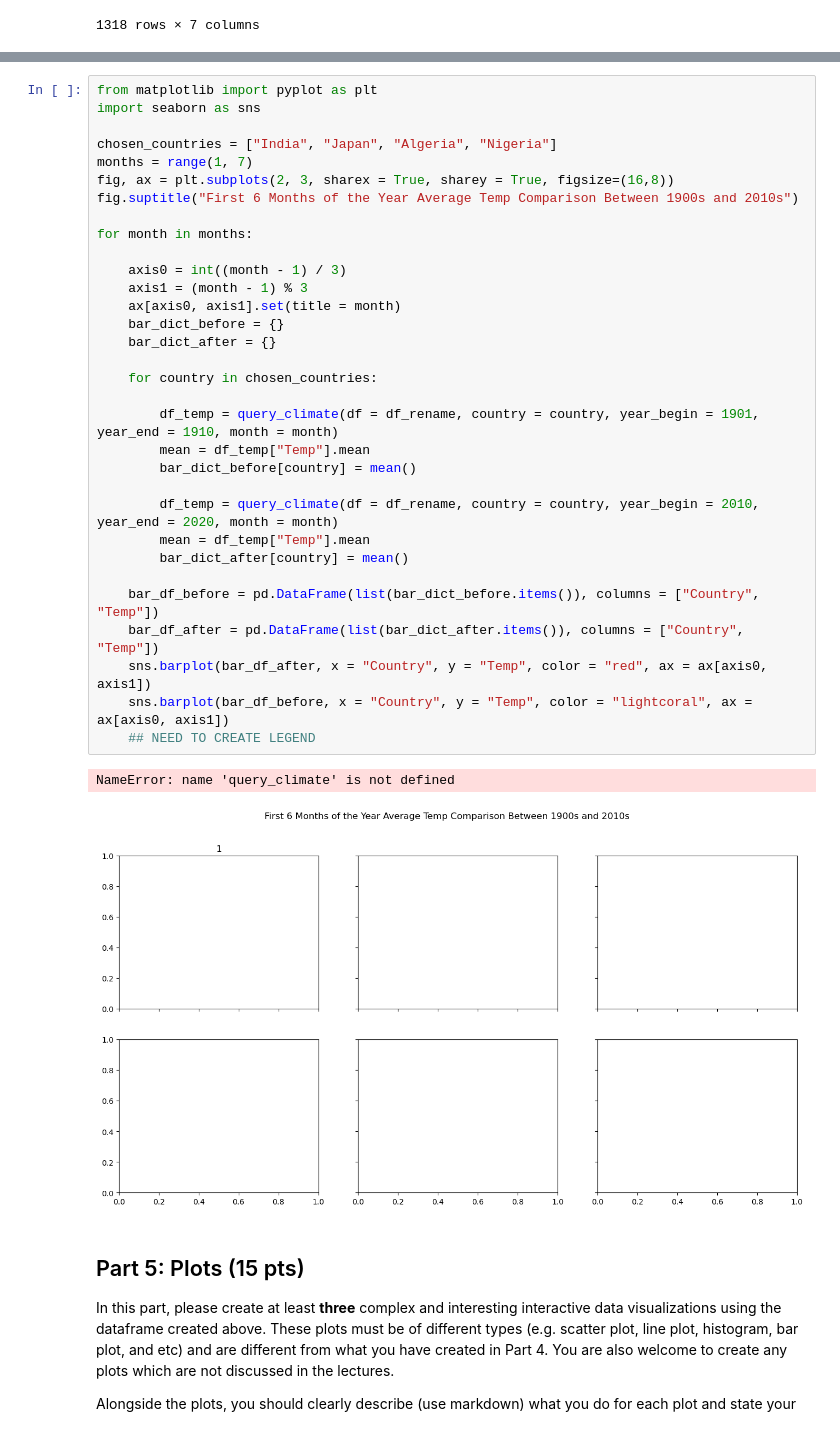
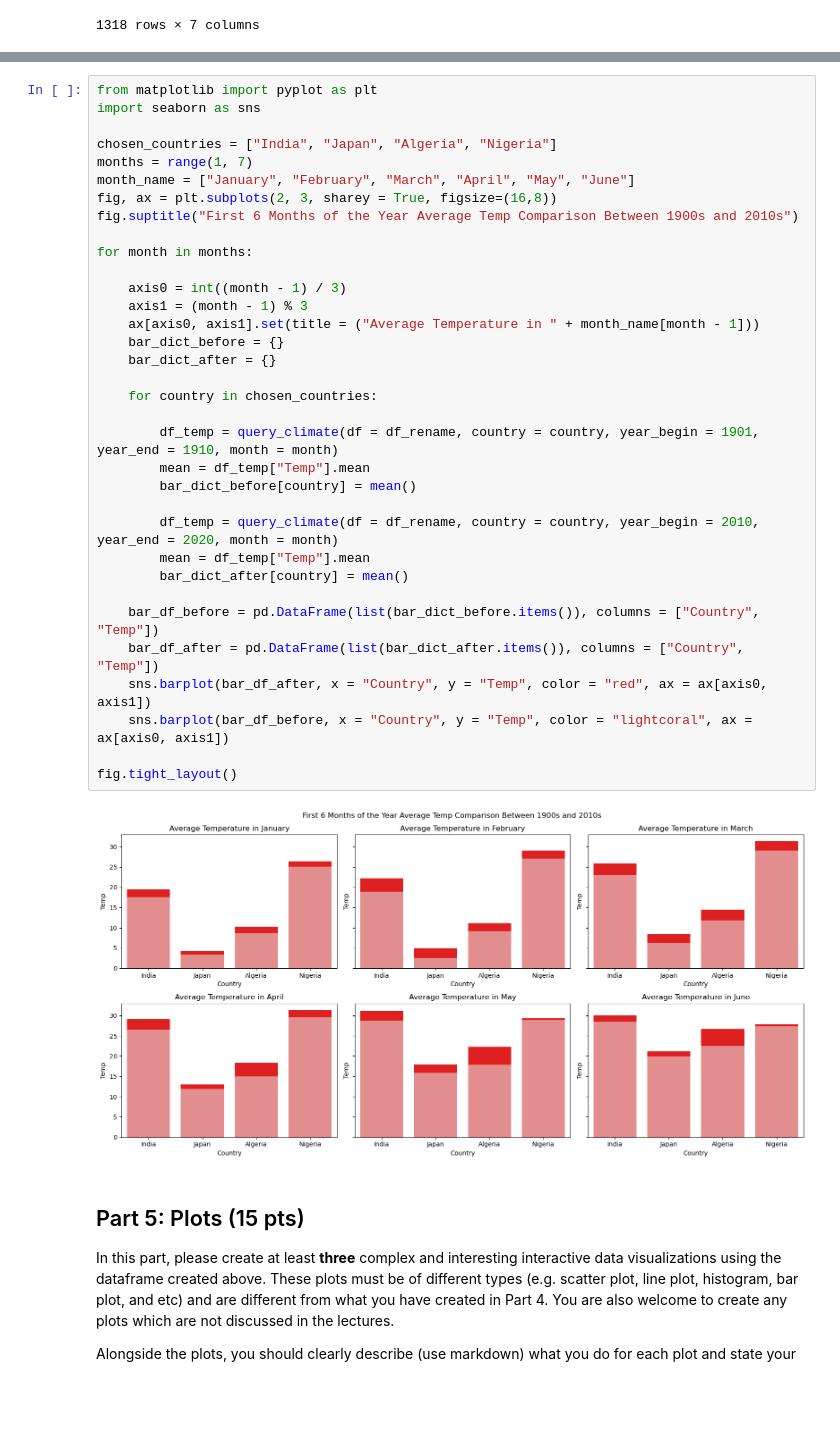
Before and after one commit to stephenyu2/HW, a Jupyter notebook: HW1.ipynb, the cells around one changed output, grey strips where cells are left out. Saved outputs shown, nothing was run; the diff lists cells and outputs as text; blank space fills up the shorter version.

```diff
--- a/HW1.ipynb
+++ b/HW1.ipynb
@@ -168,38 +183,39 @@ What is your conclusion?
 # %%
 from matplotlib import pyplot as plt
 import seaborn as sns
 
 chosen_countries = ["India", "Japan", "Algeria", "Nigeria"]
 months = range(1, 7)
-fig, ax = plt.subplots(2, 3, sharex = True, sharey = True, figsize=(16,8))
+month_name = ["January", "February", "March", "April", "May", "June"]
+fig, ax = plt.subplots(2, 3, sharey = True, figsize=(16,8))
 fig.suptitle("First 6 Months of the Year Average Temp Comparison Between 1900s and 2010s")
 
 for month in months:
 
     axis0 = int((month - 1) / 3)
     axis1 = (month - 1) % 3
-    ax[axis0, axis1].set(title = month)
+    ax[axis0, axis1].set(title = ("Average Temperature in " + month_name[month - 1]))
     bar_dict_before = {}
     bar_dict_after = {}
 
     for country in chosen_countries:
 
         df_temp = query_climate(df = df_rename, country = country, year_begin = 1901, year_end = 1910, month = month)
         mean = df_temp["Temp"].mean
         bar_dict_before[country] = mean()
 
         df_temp = query_climate(df = df_rename, country = country, year_begin = 2010, year_end = 2020, month = month)
         mean = df_temp["Temp"].mean
         bar_dict_after[country] = mean()
 
     bar_df_before = pd.DataFrame(list(bar_dict_before.items()), columns = ["Country", "Temp"])
     bar_df_after = pd.DataFrame(list(bar_dict_after.items()), columns = ["Country", "Temp"])
     sns.barplot(bar_df_after, x = "Country", y = "Temp", color = "red", ax = ax[axis0, axis1])
     sns.barplot(bar_df_before, x = "Country", y = "Temp", color = "lightcoral", ax = ax[axis0, axis1])
-    ## NEED TO CREATE LEGEND
+
+fig.tight_layout()
 # %% [output]
-NameError: name 'query_climate' is not defined
-[figure, old version]
+[figure, new version]
 # %% [markdown]
 ## Part 5: Plots (15 pts)
 
```
Also changed, not shown: parts of 6 cells of this notebook, 1 other file.
